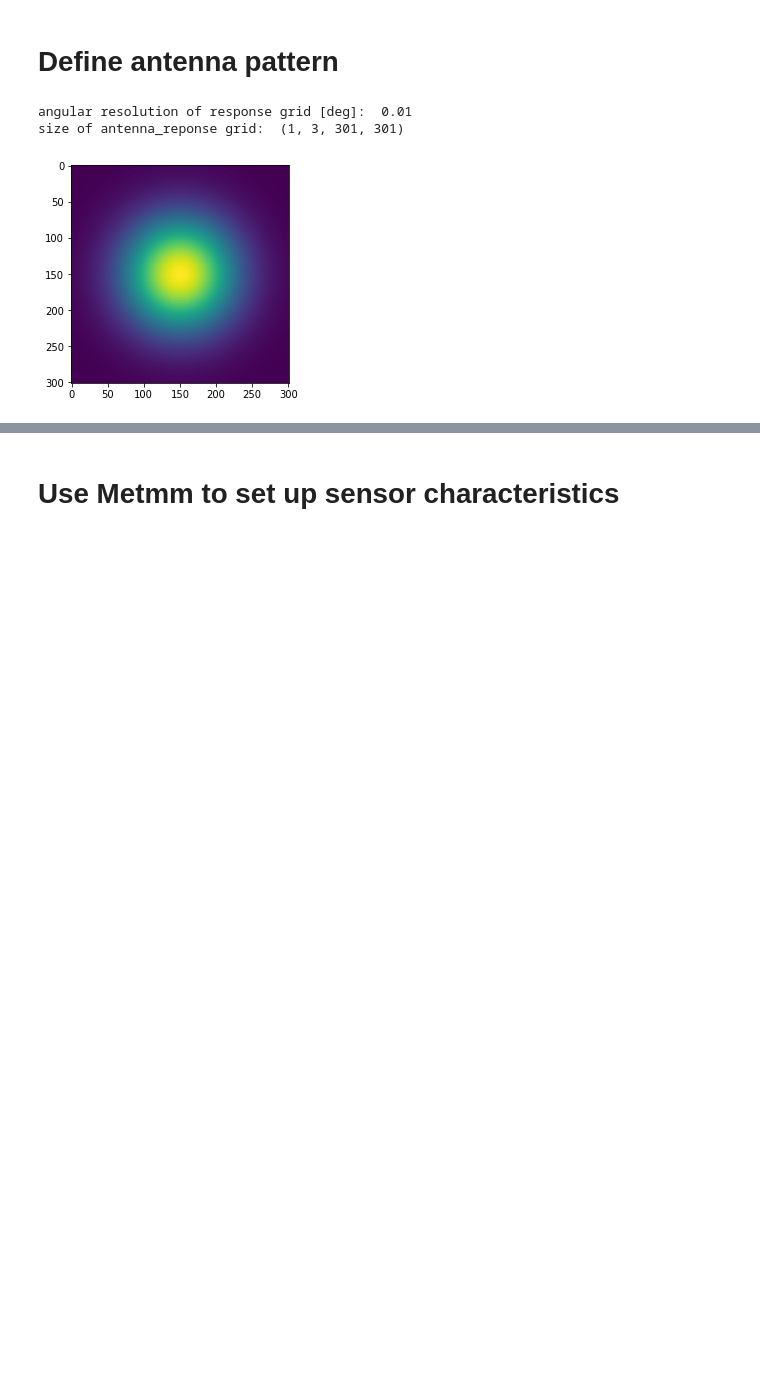
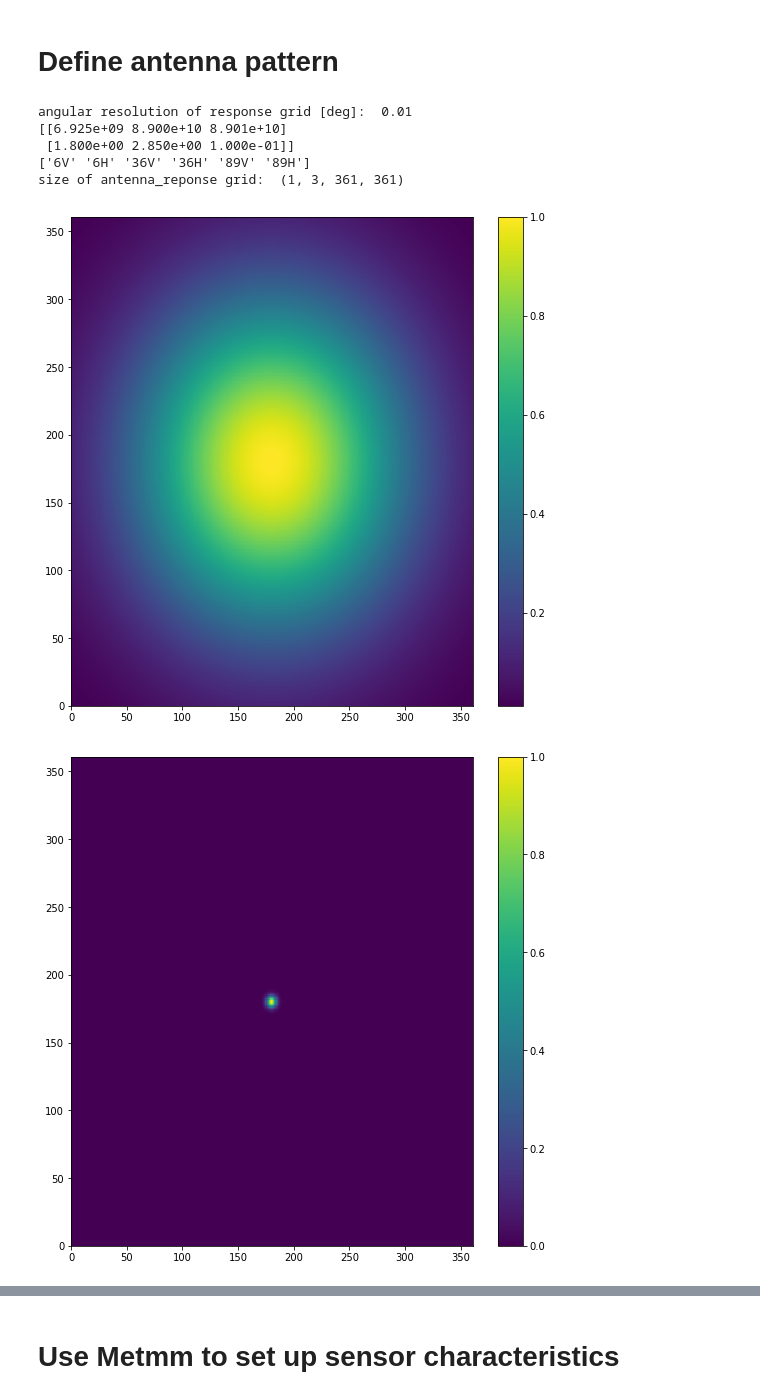
Before and after one commit to cheesetarian/amsr2_var, a Jupyter notebook: am2_mvar/amsr2_test2.ipynb, the cells around one changed output, grey strips where cells are left out. Saved outputs shown, nothing was run; the diff lists cells and outputs as text; code cells hidden in the pictures; blank space fills up the shorter version.

```diff
--- a/am2_mvar/amsr2_test2.ipynb
+++ b/am2_mvar/amsr2_test2.ipynb
@@ -166,31 +160,37 @@ print(dang,dlat)
 # Define antenna pattern
 # %%
 
-width  = 1.5           # Max half-width of antenna  (HPBW is 1.8deg, so awidth=2 covers over 2x the HPBW)
+width  = 1.8           # Max half-width of antenna (if HPBW is 1.8deg, width=2 covers 2x the HPBW)
 resol  = 0.01          # angular resolution (same in zenith/azimuth for now)
 # for a given angular resolution (might vary), width=2 yields 99.96% of total power @6GHz
 #   compared to width=20 and 99.99999% @10GHz, width=1.5 yields 99.0 and 99.994.
 #resol, width = dang/(angfac*5), awidth # set here instead of calling func
 print('angular resolution of response grid [deg]: ',resol)
 
-#adata = [[ 6.925e9 ,  1.80],   # AMSR2 center frequency and beamwidth (deg)
-#         [ 7.300e9 ,  1.80],   # assumed the same for V/H polarizations
-#         [ 10.65e9 ,  1.20],
-#         [ 18.70e9 ,  0.65]]#,
-         #[ 23.80e9 ,  0.75],
+adata = [[ 6.925e9 ,  1.80],   # AMSR2 center frequency and beamwidth (deg)
+         [ 7.300e9 ,  1.80],   # assumed the same for V/H polarizations
+         [ 10.65e9 ,  1.20],
+         [ 18.70e9 ,  0.65],
+         [ 23.80e9 ,  0.75],
+         [ 89.00e9 ,  2.85],  # should be 0.15
+         [ 89.01e9 ,  0.10]]  # should be 0.15
          #[ 36.50e9 ,  0.35],
-         #[ 89.00e9 ,  0.15] ]
-adata = [[ 6.600e9 ,  1.8],   # AMSR2 center frequency and beamwidth (deg)
-         [ 7.300e9 ,  1.8],   # assumed the same for V/H polarizations
-         [ 11.00e9 ,  1.2]] #,  ## changed to be greater than f_grid defined in metmm
+#adata = [[ 6.600e9 ,  1.8],   # AMSR2 center frequency and beamwidth (deg)
+#         [ 7.300e9 ,  1.8],   # assumed the same for V/H polarizations
+#         [ 11.00e9 ,  1.2]] #,  ## changed to be greater than f_grid defined in metmm
 
-adata = np.array(adata).transpose()
-ch_str = ['6V','6H','7V','7H','10V','10H','18V','18H','23V','23H','36V','36H','89V','89H']
+adata = np.array(adata, order="C").transpose()[:,fsub] # choose selected frequencies (set above)
+print(adata)
 
 # define zenith, azimuth grid on the ground (relative to bore sight) -- assumed to be square, 2xWidth wide
 x  = np.arange( -width, width+resol, resol )  #this gives angular antenna response points in za,aa
 x2 = x**2   # since assumed origin is 0, do squaring here
 nf, nx = len(adata[0,:]), np.size(x)
+
+csub = np.sort(np.append(fsub*2,fsub*2+1))
+ch_str = np.array(['6V','6H','7V','7H','10V','10H','18V','18H',
+                   '23V','23H','36V','36H','89V','89H'])[csub] # just chosen freqs
+print(ch_str)
 
 from typhon.arts.griddedfield import GriddedField4
 gf4 = GriddedField4()
@@ -201,7 +201,7 @@ if npol==2: gsp="1"
 else: gsp="0"
 gf4.grids = [ [gsp], adata[0,:], x, x ]
 gf4.dataname  = 'Response'
-gf4.data      = np.zeros([ 1, nf, nx, nx ])
+gf4.data      = np.zeros([ 1, nf, nx, nx ], order="C")
 print('size of antenna_reponse grid: ',gf4.data.shape)
 
 #blah = [4589.014643600229,
@@ -212,12 +212,23 @@ for i in range(nf):
     gf4.data[0,i,:,:] = np.exp( - np.tile(x2,[nx,1])/si**2 - np.tile(x2,[nx,1]).transpose()/ si**2 )
     #gf4.data[0,i,:,:] = np.exp( - (np.tile(x2,[nx,1]) + np.tile(x2,[nx,1]).transpose())/ si**2 ) # equivalent
     #print(np.sum(gf4.data[0,i,:,:])/blah[i])
-
-plt.imshow(gf4.data[0,1,:,:])
-plt.show()
 # %% [output]
 angular resolution of response grid [deg]:  0.01
-size of antenna_reponse grid:  (1, 3, 301, 301)
+[[6.925e+09 8.900e+10 8.901e+10]
+ [1.800e+00 2.850e+00 1.000e-01]]
+['6V' '6H' '36V' '36H' '89V' '89H']
+size of antenna_reponse grid:  (1, 3, 361, 361)
-[figure, removed]
+# %%
+
+plt.figure(figsize=[9,9])
+plt.pcolormesh(gf4.data[0,1,:,:])
+plt.colorbar()
+plt.figure(figsize=[9,9])
+plt.pcolormesh(gf4.data[0,2,:,:])
+plt.colorbar()
+plt.show()
+# %% [output]
+[figure, added]
+[figure, added]
 # %%
 # frequency grid of simulation is defined according to sensor setup above (may change with use of metmm)
```
Also changed, not shown: parts of 21 cells of this notebook.
